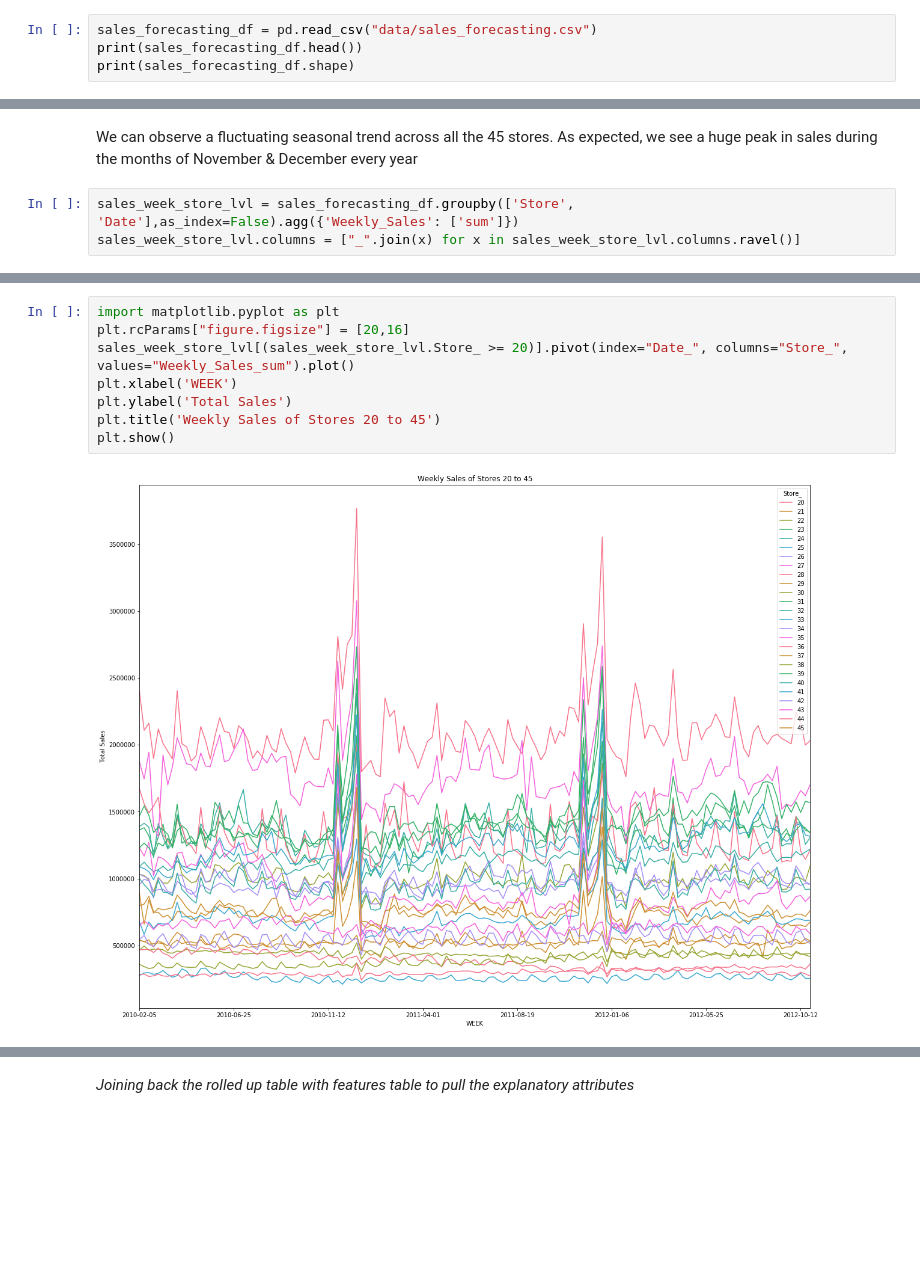
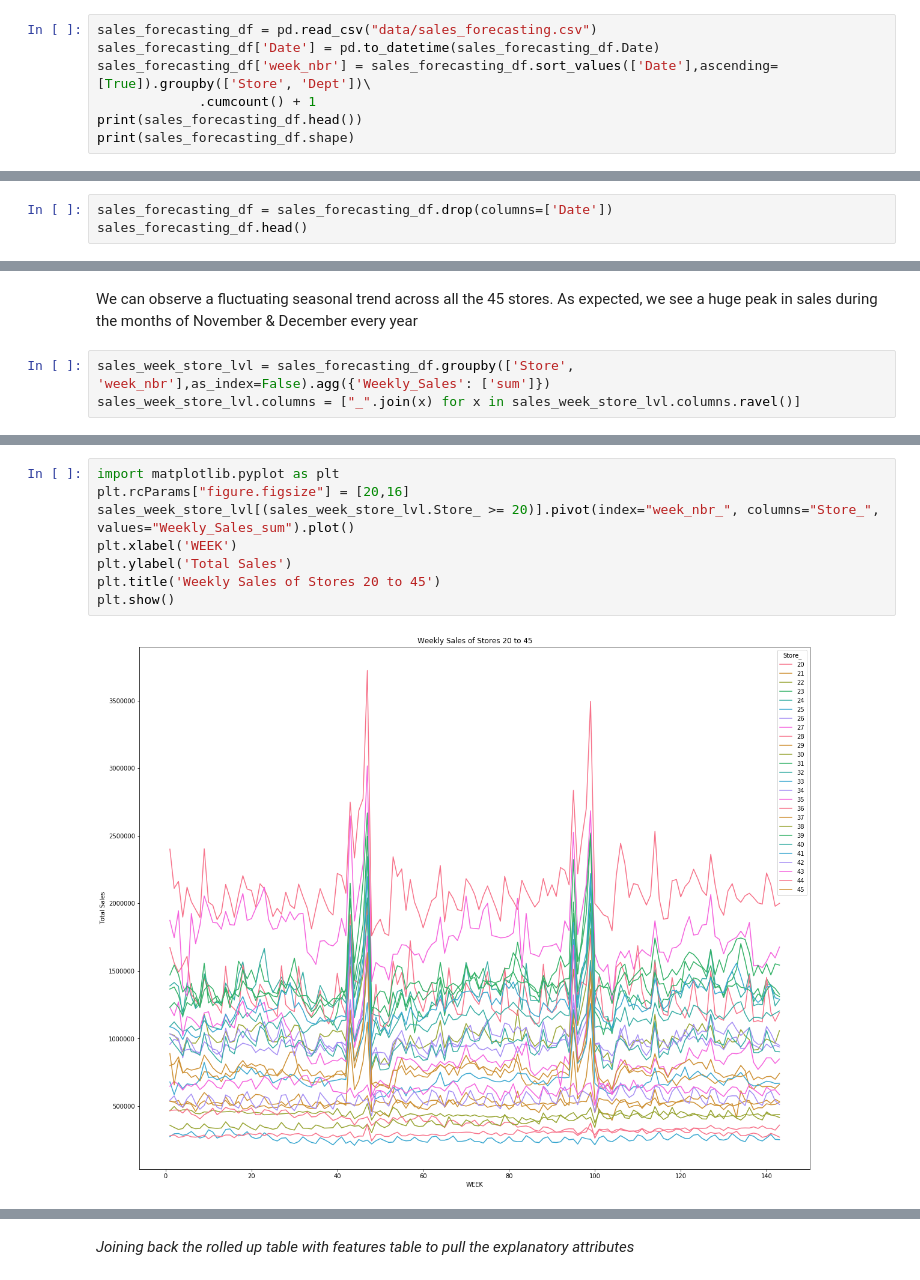
Before and after one commit to bhavish2207/RETAIL-SALES-FORECASTING-using-Recurrent-Neural-Networks, a Jupyter notebook: CIS 731 Project Data EXPLORATION.ipynb, the cells around one changed output, grey strips where cells are left out. Drawn from its saved outputs; the diff is of its cells as text; blank space fills up the shorter version.

```diff
--- a/CIS 731 Project Data EXPLORATION.ipynb
+++ b/CIS 731 Project Data EXPLORATION.ipynb
@@ -19,5 +20,8 @@ sns.set_palette('husl',8)
 # %%
 sales_forecasting_df = pd.read_csv("data/sales_forecasting.csv")
+sales_forecasting_df['Date'] = pd.to_datetime(sales_forecasting_df.Date)
+sales_forecasting_df['week_nbr'] = sales_forecasting_df.sort_values(['Date'],ascending=[True]).groupby(['Store', 'Dept'])\
+             .cumcount() + 1
 print(sales_forecasting_df.head())
 print(sales_forecasting_df.shape)
 # %% [output]
@@ -37,0 +42,3 @@ print(sales_forecasting_df.shape)
+# %%
+sales_forecasting_df = sales_forecasting_df.drop(columns=['Date'])
+sales_forecasting_df.head()
@@ -72,7 +86,7 @@ plt.show()
 # %% [markdown]
 We can observe a fluctuating seasonal trend across all the 45 stores. As expected, we see a huge peak in sales during the months of November & December every year
 # %%
-sales_week_store_lvl = sales_forecasting_df.groupby(['Store', 'Date'],as_index=False).agg({'Weekly_Sales': ['sum']})
+sales_week_store_lvl = sales_forecasting_df.groupby(['Store', 'week_nbr'],as_index=False).agg({'Weekly_Sales': ['sum']})
 sales_week_store_lvl.columns = ["_".join(x) for x in sales_week_store_lvl.columns.ravel()]
 # %%
 import matplotlib.pyplot as plt
@@ -87,10 +101,10 @@ plt.show()
 # %%
 import matplotlib.pyplot as plt
 plt.rcParams["figure.figsize"] = [20,16]
-sales_week_store_lvl[(sales_week_store_lvl.Store_ >= 20)].pivot(index="Date_", columns="Store_", values="Weekly_Sales_sum").plot()
+sales_week_store_lvl[(sales_week_store_lvl.Store_ >= 20)].pivot(index="week_nbr_", columns="Store_", values="Weekly_Sales_sum").plot()
 plt.xlabel('WEEK')
 plt.ylabel('Total Sales')
 plt.title('Weekly Sales of Stores 20 to 45')
 plt.show()
 # %% [output]
-[figure, old version]
+[figure, new version]
```
Also changed, not shown: parts of 18 cells of this notebook.
